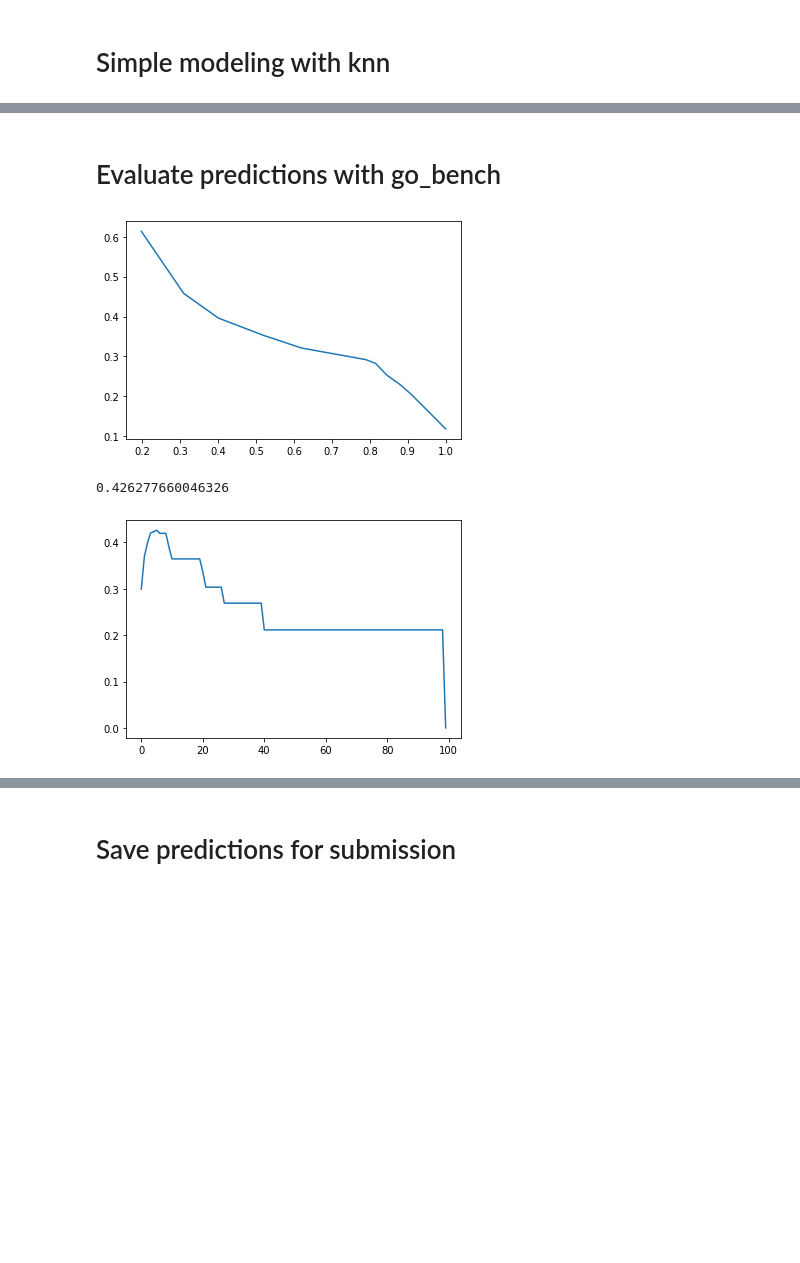
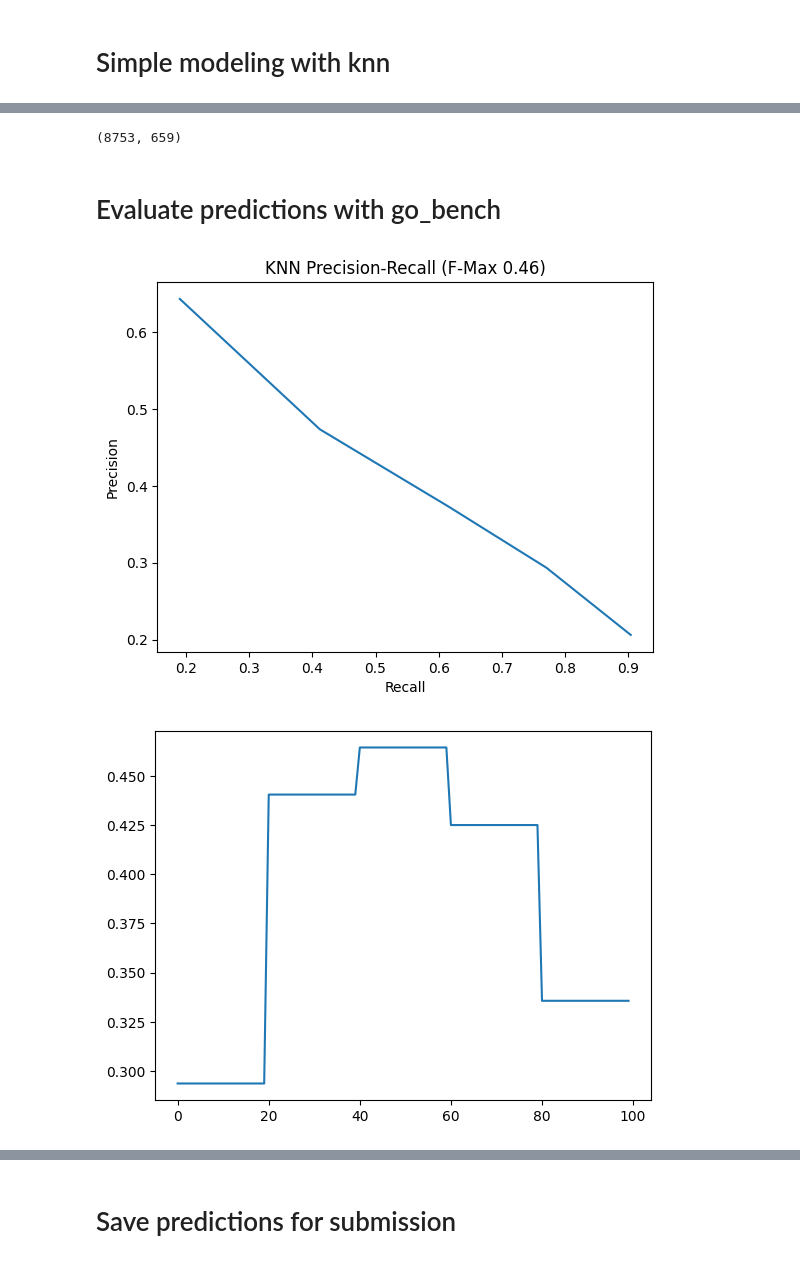
Before and after one commit to mofradlab/GO_Bench_Sample, a Jupyter notebook: GO_Bench Sample Code.ipynb, the cells around one changed output, grey strips where cells are left out. Cells and saved outputs as stored; diff of their text form; code cells hidden in the pictures; blank space fills up the shorter version.

```diff
--- a/GO_Bench Sample Code.ipynb
+++ b/GO_Bench Sample Code.ipynb
@@ -130,3 +116,13 @@ print(prediction_probs.shape)
+# %%
+from scipy.sparse import vstack, csr_matrix
+pred_l = []
+for n_indices in indices:
+    test_pred = csr_matrix(training_labels[n_indices].sum(axis=0))/n_indices.shape[0]
+    pred_l.append(test_pred)
+predictions = vstack(pred_l)
+print(predictions.shape)
+# %% [output]
+(8753, 659)
 # %% [markdown]
 # Evaluate predictions with go_bench
 # %%
@@ -146,39 +142,18 @@ for i, test_id in enumerate(term_list):
     if(id_int in go and id_int in ia_dict):
         test_ia[i] = ia_dict[id_int]
 
-prediction_probs = knn.predict_proba(X_testing)
-
-from scipy.sparse import csr_matrix
-prediction_probs = csr_matrix(prediction_probs)
-
-precs, recs, f_scores, rms, mis, rus, s_vals = threshold_stats(csr_matrix(y_testing), prediction_probs, test_ia)
+precs, recs, f_scores, rms, mis, rus, s_vals = threshold_stats(csr_matrix(y_testing), predictions, test_ia)
-# %%
-with open("data/ia_dict.json", "r") as f:
-    ia_dict = {int(x): float(y) for x, y in json.load(f).items()}
-
-test_ia = np.zeros(len(term_list))
-for i, test_id in enumerate(term_list):
-    id_int = int(test_id[3:])
-    if(id_int in go and id_int in ia_dict):
-        test_ia[i] = ia_dict[id_int]
-# %%
-from scipy.sparse import csr_matrix
-prediction_probs = csr_matrix(prediction_probs)
-
-precs, recs, f_scores, rms, mis, rus, s_vals = threshold_stats(csr_matrix(y_testing), prediction_probs, test_ia)
 # %%
 import matplotlib.pyplot as plt
 plt.plot(precs[:-1], recs[:-1])
 plt.xlabel("Recall")
 plt.ylabel("Precision")
-plt.title("")
+plt.title(f"KNN Precision-Recall (F-Max {max(f_scores):,.2f})")
 plt.show()
 plt.plot(f_scores)
-print(max(f_scores))
 plt.show()
 plt.plot(rms)
 plt.show()
 # %% [output]
-[figure, old version]
+[figure, new version]
-0.426277660046326
-[figure, old version]
+[figure, new version]
```
Also changed, not shown: parts of 10 cells of this notebook.
